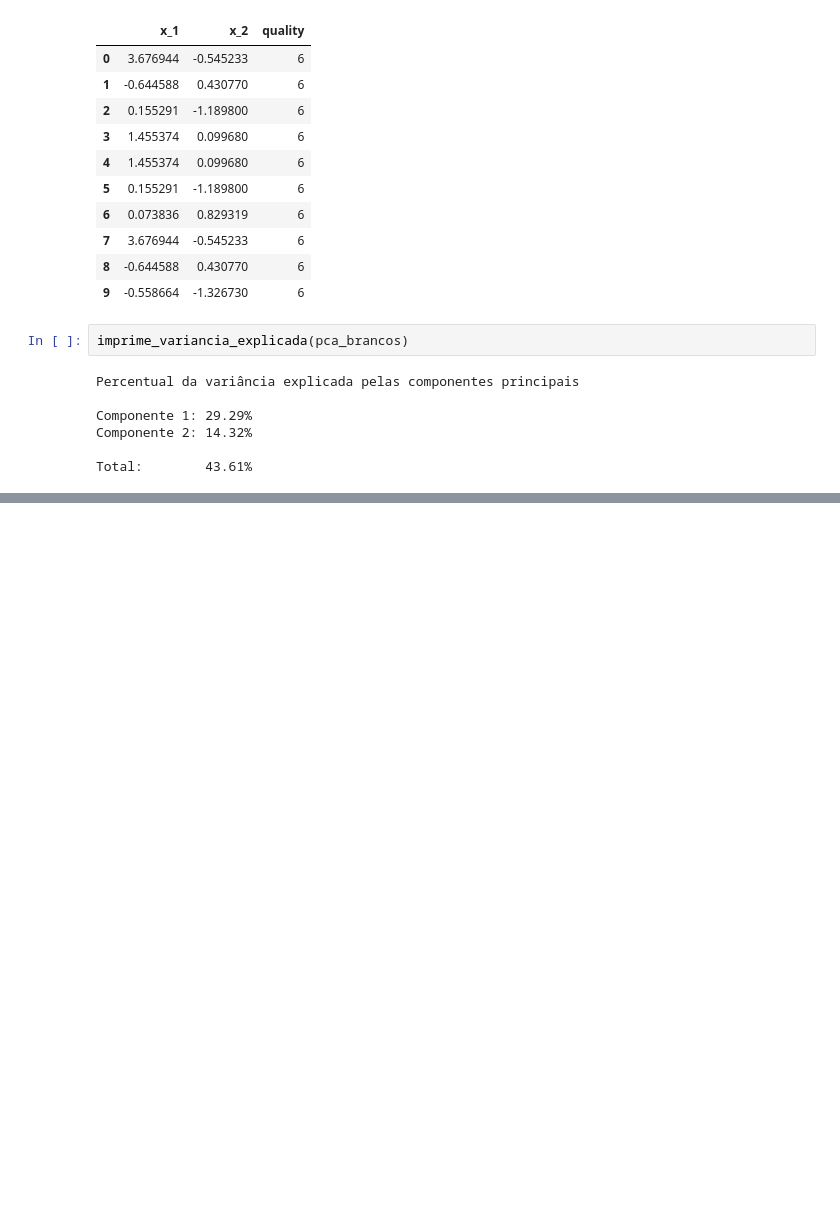
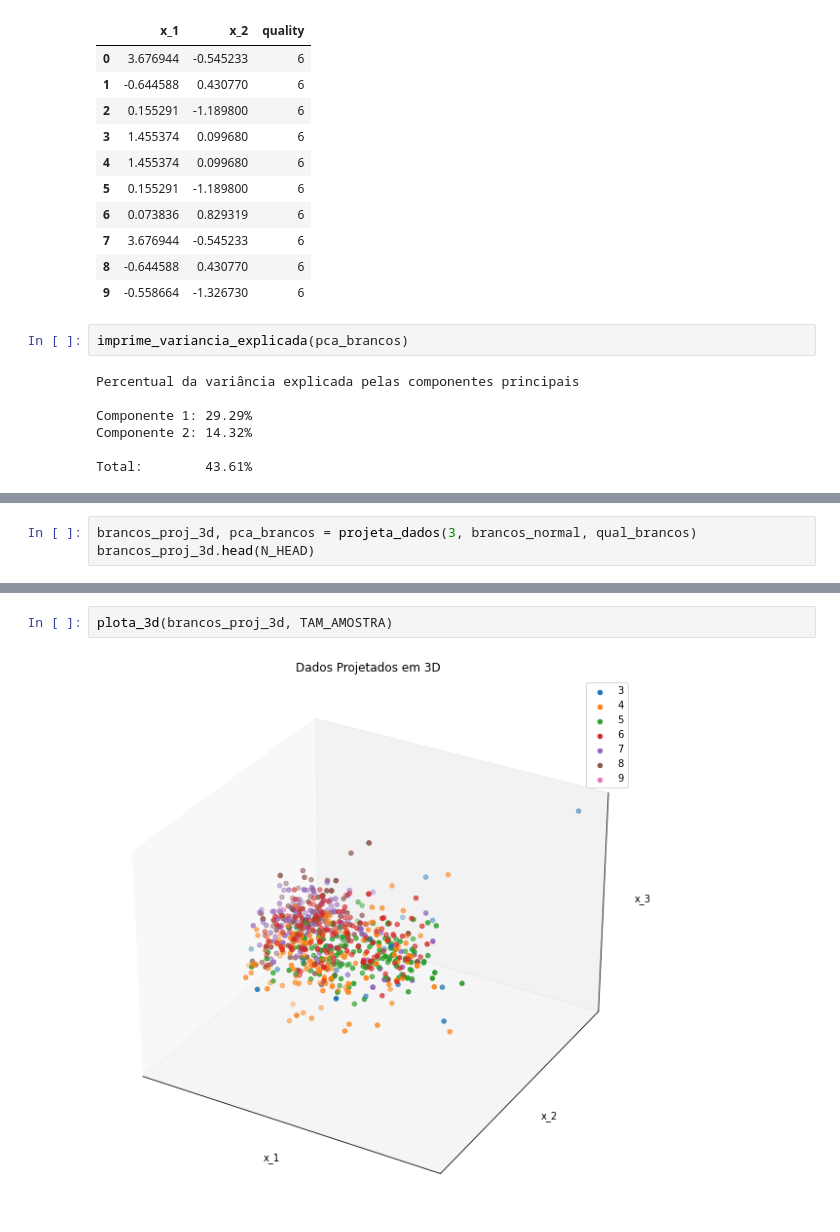
Before and after one commit to mwoitek/qualidade-do-vinho, a Jupyter notebook: python/cluster/pca.ipynb, the cells around one changed output, grey strips where cells are left out. Cells and saved outputs as stored; diff of their text form; blank space fills up the shorter version.

```diff
--- a/python/cluster/pca.ipynb
+++ b/python/cluster/pca.ipynb
@@ -189,0 +222,3 @@ plota_2d(brancos_proj_2d, TAM_AMOSTRA)
+# %%
+brancos_proj_3d, pca_brancos = projeta_dados(3, brancos_normal, qual_brancos)
+brancos_proj_3d.head(N_HEAD)
@@ -189,0 +247,4 @@ plota_2d(brancos_proj_2d, TAM_AMOSTRA)
+# %%
+plota_3d(brancos_proj_3d, TAM_AMOSTRA)
+# %% [output]
+[figure, added]
```
Also changed, not shown: parts of 15 cells of this notebook, 2 other files.
